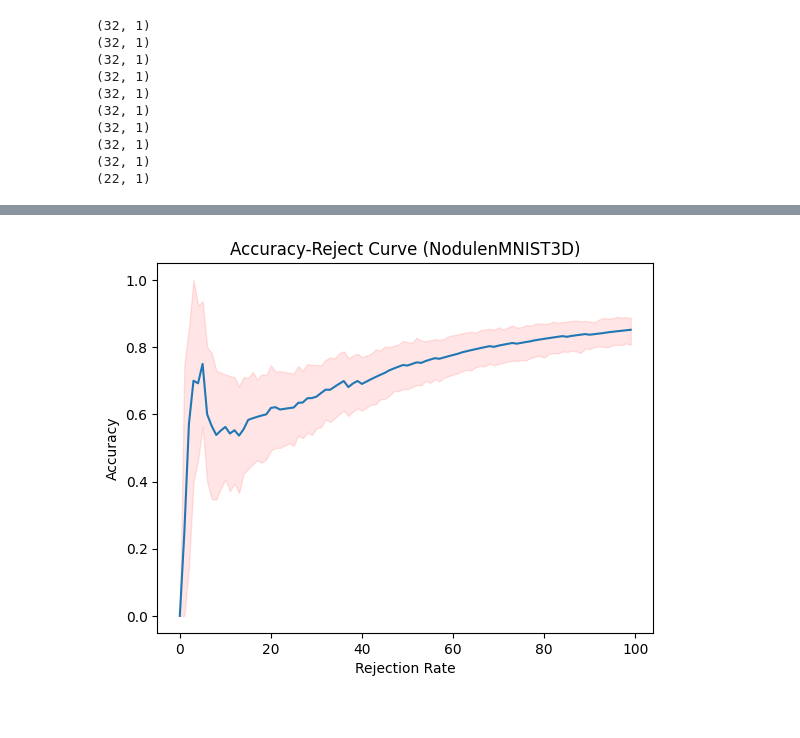
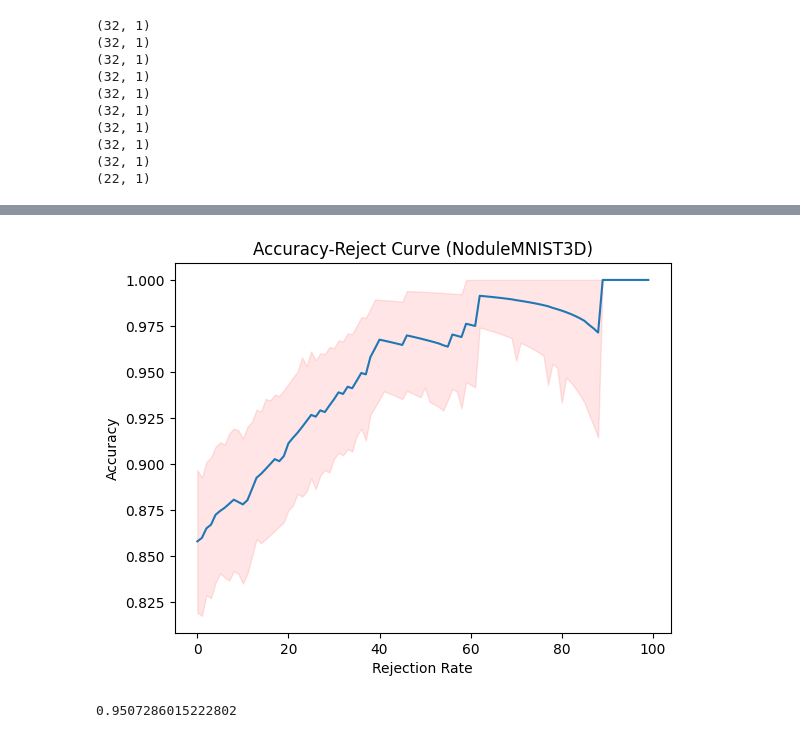
Before and after one commit to ikboljon/uncertainty_benchmark, a Jupyter notebook: experiments/notebooks/mcdropout.ipynb, the cells around one changed output, grey strips where cells are left out. Cells and saved outputs as stored; diff of their text form; code cells hidden in the pictures.

```diff
--- a/experiments/notebooks/mcdropout.ipynb
+++ b/experiments/notebooks/mcdropout.ipynb
@@ -146,16 +193,19 @@ predicted_class_uncertainty = mc_uncertainty[np.arange(len(mc_uncertainty)), pre
 # Assuming test_labels is a list or array of the true labels
 test_labels = targets
 accuracies = []
-rejection_rates = np.linspace(0.999, 0.001, 100)
+rejection_rates = np.linspace(0.001, 0.999, 100)
 
 for rejection_rate in rejection_rates:
     num_reject = int(len(predicted_class_uncertainty) * rejection_rate)
-    indices_to_keep = np.argsort(predicted_class_uncertainty)[num_reject:]
+    sorted_indices = np.argsort(predicted_class_uncertainty).numpy()[::-1]
+
+    indices_to_keep = sorted_indices[num_reject:]
 
     selected_labels = test_labels[indices_to_keep]
-    selected_predictions = predicted_classes[indices_to_keep]
+    selected_predictions = predicted_classes.numpy()[indices_to_keep]
 
     accuracy = accuracy_score(selected_labels, selected_predictions)
+    print(num_reject, rejection_rate, accuracy)
 
     accuracies.append(accuracy)
 
@@ -179,14 +246,14 @@ upper_bounds = []
 
 for rejection_rate in rejection_rates:
     num_reject = int(len(predicted_class_uncertainty) * rejection_rate)
-    indices_to_keep = np.argsort(predicted_class_uncertainty)[num_reject:]
+    indices_to_keep = np.argsort(predicted_class_uncertainty).numpy()[::-1][num_reject:]
 
     bootstrap_accuracies = []
     for _ in range(n_bootstraps):
         # Bootstrap sampling
         boot_indices = resample(indices_to_keep)
         boot_labels = targets[boot_indices]
-        boot_predictions = predicted_classes[boot_indices]
+        boot_predictions = predicted_classes.numpy()[boot_indices]
 
         # Calculate bootstrap accuracy
         boot_accuracy = accuracy_score(boot_labels, boot_predictions)
@@ -201,10 +268,16 @@ for rejection_rate in rejection_rates:
 # %%
 # draw the uncertainty interval
 plt.plot(accuracies,label='Accuracy')
 plt.fill_between(range(len(lower_bounds)), lower_bounds, upper_bounds, color='red', alpha=0.1, label='Uncertainty Region')
 plt.xlabel('Rejection Rate')
 plt.ylabel('Accuracy')
-plt.title('Accuracy-Reject Curve (NodulenMNIST3D)')
+plt.title('Accuracy-Reject Curve (NoduleMNIST3D)')
 plt.show()
 # %% [output]
-[figure, old version]
+[figure, new version]
+# %%
+# lets get the area under this curve
+from sklearn.metrics import auc
+auc(rejection_rates, accuracies)
+# %% [output]
+0.9507286015222802
```
Also changed, not shown: parts of 8 cells of this notebook, 1 other file.
